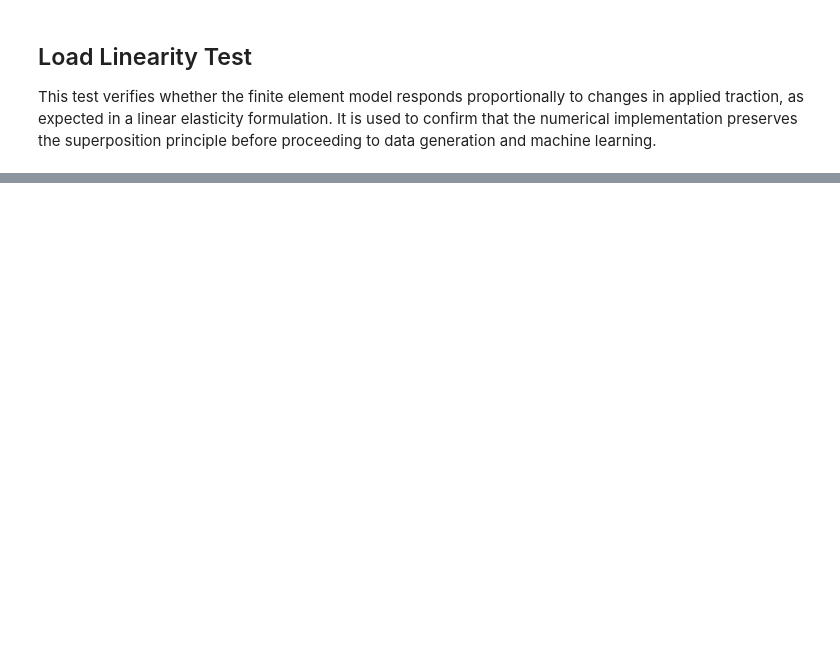
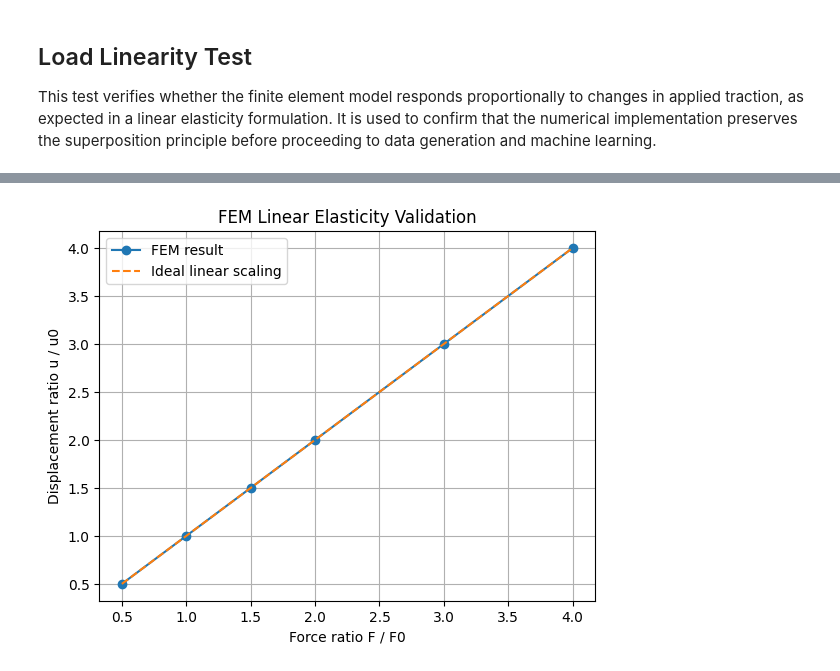
Before and after one commit to adnan-math/beam_fem_ml, a Jupyter notebook: fem_validation.ipynb, the cells around one changed output, grey strips where cells are left out. Saved outputs shown, nothing was run; the diff lists cells and outputs as text; code cells hidden in the pictures; blank space fills up the shorter version.

```diff
--- a/fem_validation.ipynb
+++ b/fem_validation.ipynb
@@ -170,3 +180,38 @@ Ratio: 2.9999999999998597
+# %%
+import numpy as np
+import matplotlib.pyplot as plt
+
+dataset = BeamDataset()
+
+F0 = 1000
+loads = [500, 1000, 1500, 2000, 3000, 4000]
+
+u_ratios = []
+f_ratios = []
+
+data_ref = dataset.generate(L=1.0, traction=F0)
+u0 = np.min(data_ref[:, 2])
+
+for F in loads:
+    data = dataset.generate(L=1.0, traction=F)
+    u = np.min(data[:, 2])
+
+    u_ratios.append(u / u0)
+    f_ratios.append(F / F0)
+
+# Plot
+plt.figure()
+plt.plot(f_ratios, u_ratios, marker='o')
+plt.plot(f_ratios, f_ratios, '--')
+
+plt.xlabel("Force ratio F / F0")
+plt.ylabel("Displacement ratio u / u0")
+plt.title("FEM Linear Elasticity Validation")
+plt.legend(["FEM result", "Ideal linear scaling"])
+plt.grid(True)
+plt.show()
+# %% [output]
+[figure, added]
 # %%
 import matplotlib.pyplot as plt
 import pandas as pd
```
Also changed, not shown: parts of 8 cells of this notebook.
